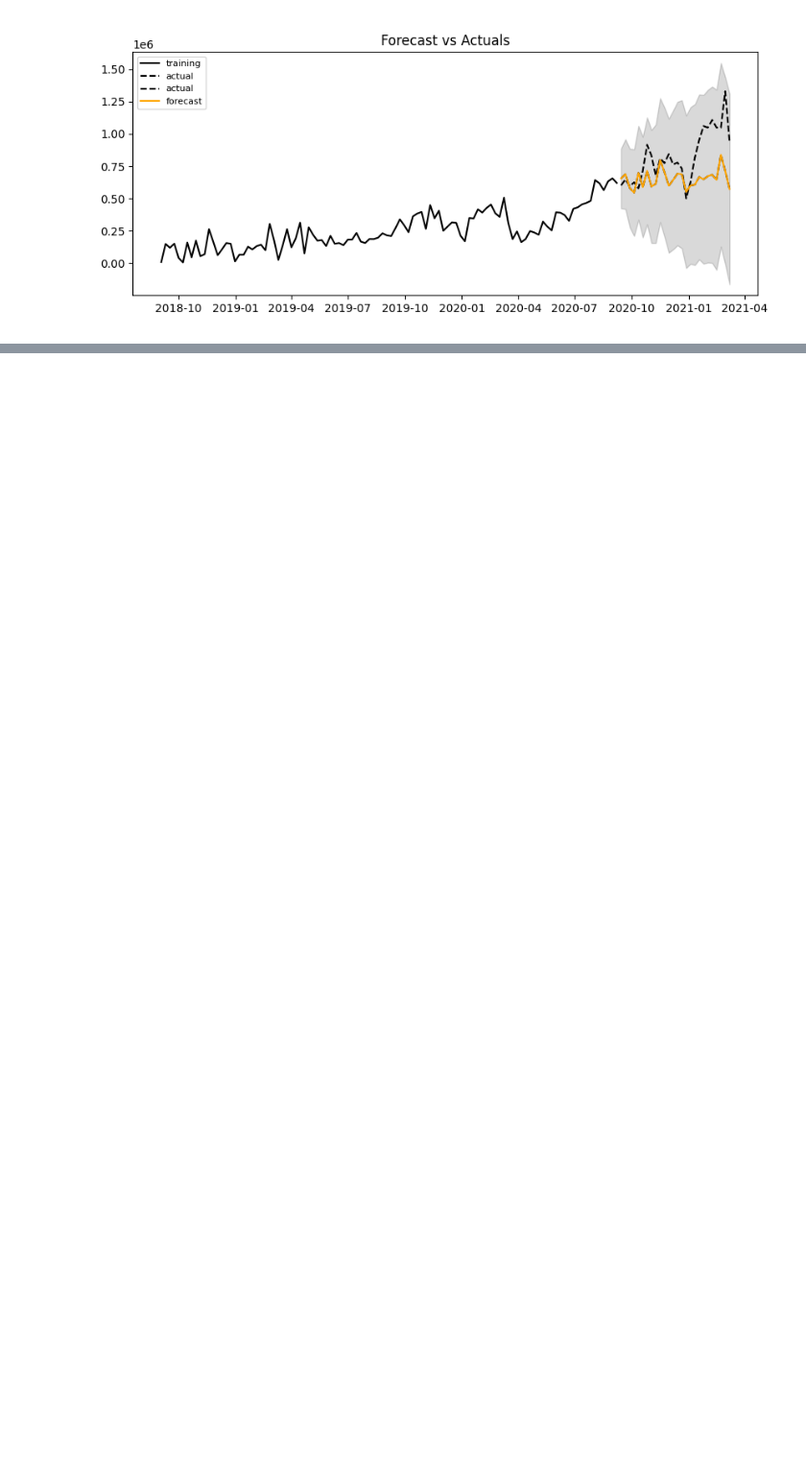
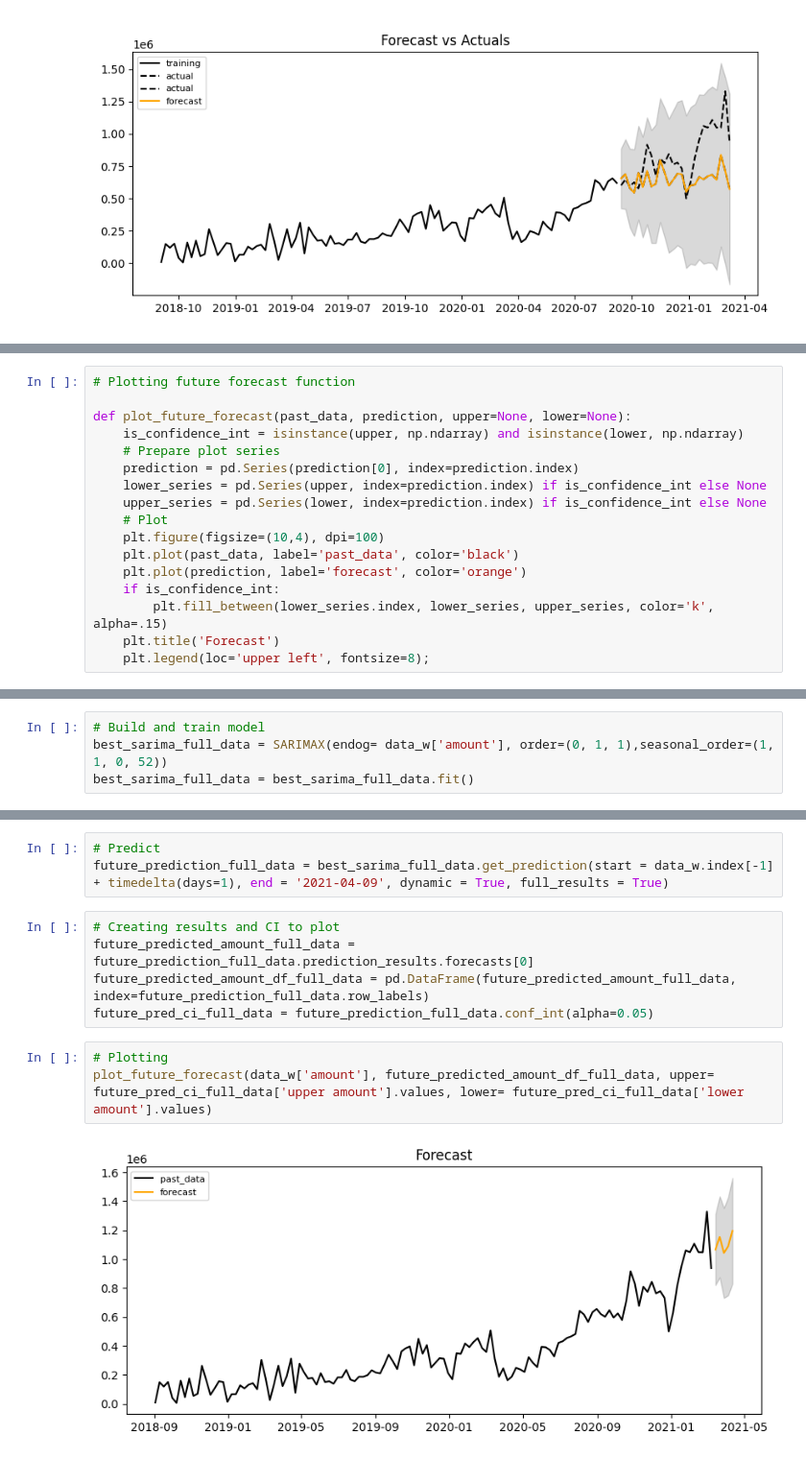
Before and after one commit to valeria0801/Insurance_claiming_forecasting, a Jupyter notebook: notebooks/CARTERA COLECTIVA BEST MODEL.ipynb, the cells around one changed output, grey strips where cells are left out. Shown: that part at 96% size. Drawn from its saved outputs; the diff is of its cells as text; blank space fills up the shorter version.

Commit message:
created prediction script. started prediction streamlit, to be refined tomorrow

```diff
--- a/notebooks/CARTERA COLECTIVA BEST MODEL.ipynb
+++ b/notebooks/CARTERA COLECTIVA BEST MODEL.ipynb
@@ -283,0 +299,17 @@ MAPE = 0.203
+# %%
+# Plotting future forecast function
+
+def plot_future_forecast(past_data, prediction, upper=None, lower=None):
+    is_confidence_int = isinstance(upper, np.ndarray) and isinstance(lower, np.ndarray)
+    # Prepare plot series
+    prediction = pd.Series(prediction[0], index=prediction.index)
+    lower_series = pd.Series(upper, index=prediction.index) if is_confidence_int else None
+    upper_series = pd.Series(lower, index=prediction.index) if is_confidence_int else None
+    # Plot
+    plt.figure(figsize=(10,4), dpi=100)
+    plt.plot(past_data, label='past_data', color='black')
+    plt.plot(prediction, label='forecast', color='orange')
+    if is_confidence_int:
+        plt.fill_between(lower_series.index, lower_series, upper_series, color='k', alpha=.15)
+    plt.title('Forecast')
+    plt.legend(loc='upper left', fontsize=8);
@@ -283,0 +326,4 @@ MAPE = 0.203
+# %%
+# Build and train model
+best_sarima_full_data = SARIMAX(endog= data_w['amount'], order=(0, 1, 1),seasonal_order=(1, 1, 0, 52))
+best_sarima_full_data = best_sarima_full_data.fit()
@@ -283,0 +334,13 @@ MAPE = 0.203
+# %%
+# Predict
+future_prediction_full_data = best_sarima_full_data.get_prediction(start = data_w.index[-1] + timedelta(days=1), end = '2021-04-09', dynamic = True, full_results = True)
+# %%
+# Creating results and CI to plot
+future_predicted_amount_full_data = future_prediction_full_data.prediction_results.forecasts[0]
+future_predicted_amount_df_full_data = pd.DataFrame(future_predicted_amount_full_data, index=future_prediction_full_data.row_labels)
+future_pred_ci_full_data = future_prediction_full_data.conf_int(alpha=0.05)
+# %%
+# Plotting
+plot_future_forecast(data_w['amount'], future_predicted_amount_df_full_data, upper= future_pred_ci_full_data['upper amount'].values, lower= future_pred_ci_full_data['lower amount'].values)
+# %% [output]
+[figure, added]
```
Also changed, not shown: parts of 10 cells of this notebook, 4 other files.
